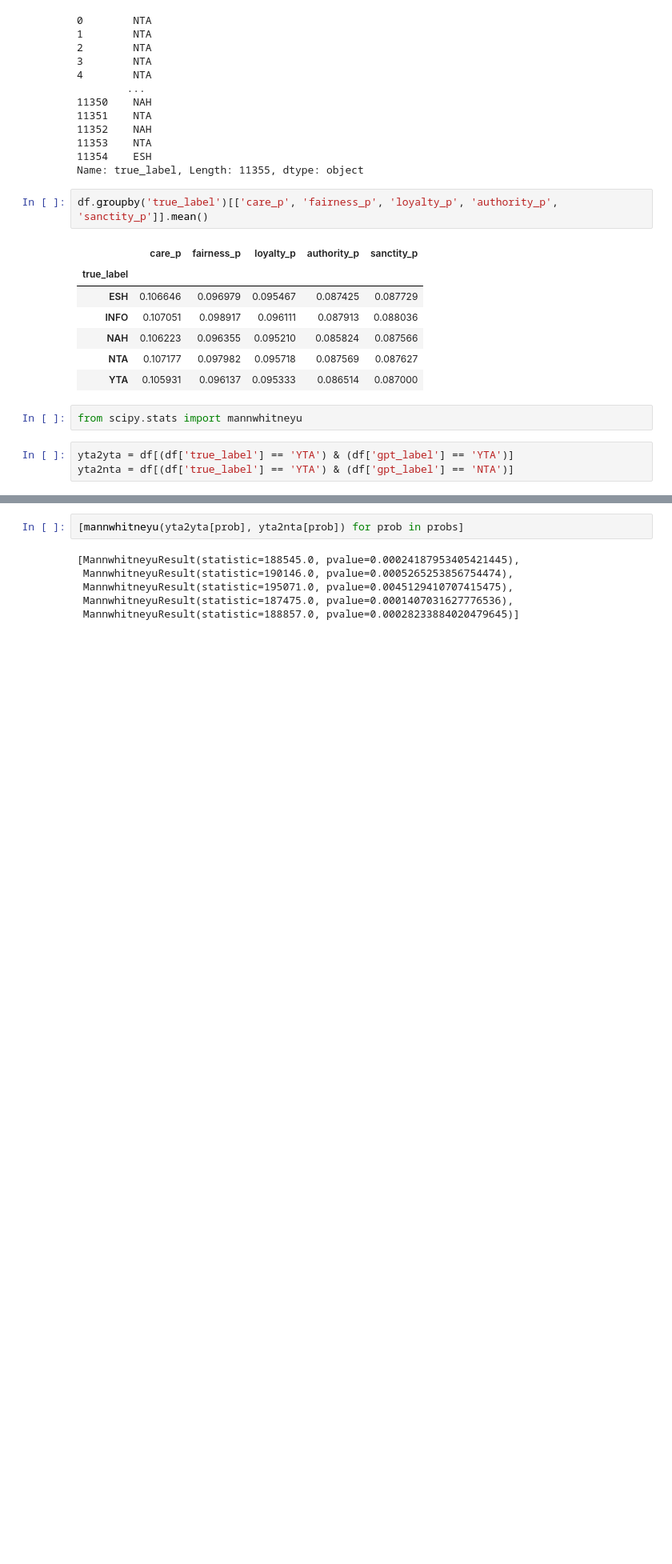
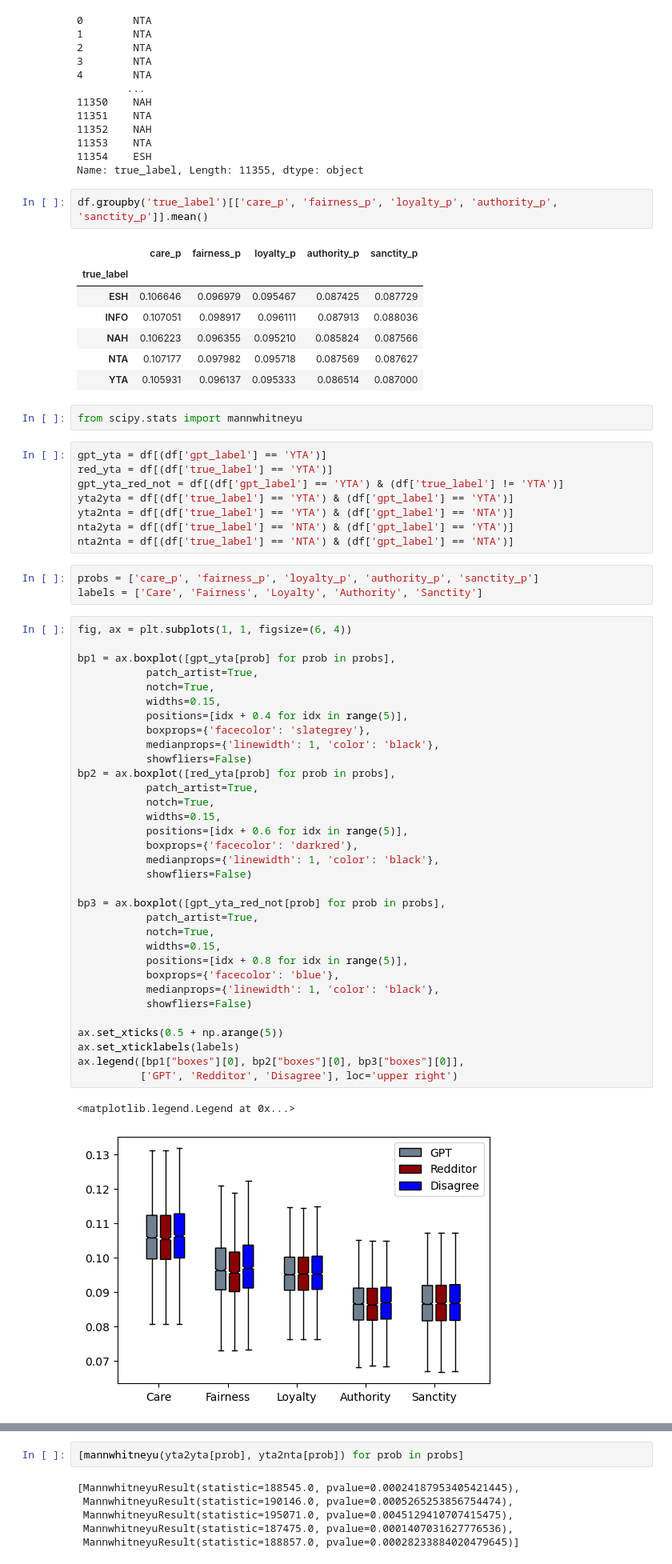
Before and after one commit to dlab-projects/normative_evaluation_llms_everyday_dilemmas, a Jupyter notebook: notebooks/analyze_mfd_responses.ipynb, the cells around one changed output, grey strips where cells are left out. Shown: that part at 80% size. Cells and saved outputs as stored; diff of their text form; blank space fills up the shorter version.

```diff
--- a/notebooks/analyze_mfd_responses.ipynb
+++ b/notebooks/analyze_mfd_responses.ipynb
@@ -72,5 +72,49 @@ df.groupby('true_label')[['care_p', 'fairness_p', 'loyalty_p', 'authority_p', 's
 # %%
 from scipy.stats import mannwhitneyu
 # %%
+gpt_yta = df[(df['gpt_label'] == 'YTA')]
+red_yta = df[(df['true_label'] == 'YTA')]
+gpt_yta_red_not = df[(df['gpt_label'] == 'YTA') & (df['true_label'] != 'YTA')]
 yta2yta = df[(df['true_label'] == 'YTA') & (df['gpt_label'] == 'YTA')]
 yta2nta = df[(df['true_label'] == 'YTA') & (df['gpt_label'] == 'NTA')]
+nta2yta = df[(df['true_label'] == 'NTA') & (df['gpt_label'] == 'YTA')]
+nta2nta = df[(df['true_label'] == 'NTA') & (df['gpt_label'] == 'NTA')]
+# %%
+probs = ['care_p', 'fairness_p', 'loyalty_p', 'authority_p', 'sanctity_p']
+labels = ['Care', 'Fairness', 'Loyalty', 'Authority', 'Sanctity']
+# %%
+fig, ax = plt.subplots(1, 1, figsize=(6, 4))
+
+bp1 = ax.boxplot([gpt_yta[prob] for prob in probs],
+           patch_artist=True,
+           notch=True,
+           widths=0.15,
+           positions=[idx + 0.4 for idx in range(5)],
+           boxprops={'facecolor': 'slategrey'},
+           medianprops={'linewidth': 1, 'color': 'black'},
+           showfliers=False)
+bp2 = ax.boxplot([red_yta[prob] for prob in probs],
+           patch_artist=True,
+           notch=True,
+           widths=0.15,
+           positions=[idx + 0.6 for idx in range(5)],
+           boxprops={'facecolor': 'darkred'},
+           medianprops={'linewidth': 1, 'color': 'black'},
+           showfliers=False)
+
+bp3 = ax.boxplot([gpt_yta_red_not[prob] for prob in probs],
+           patch_artist=True,
+           notch=True,
+           widths=0.15,
+           positions=[idx + 0.8 for idx in range(5)],
+           boxprops={'facecolor': 'blue'},
+           medianprops={'linewidth': 1, 'color': 'black'},
+           showfliers=False)
+
+ax.set_xticks(0.5 + np.arange(5))
+ax.set_xticklabels(labels)
+ax.legend([bp1["boxes"][0], bp2["boxes"][0], bp3["boxes"][0]],
+          ['GPT', 'Redditor', 'Disagree'], loc='upper right')
+# %% [output]
+<matplotlib.legend.Legend at 0x...>
+[figure, added]
```
Also changed, not shown: parts of 5 cells of this notebook.
